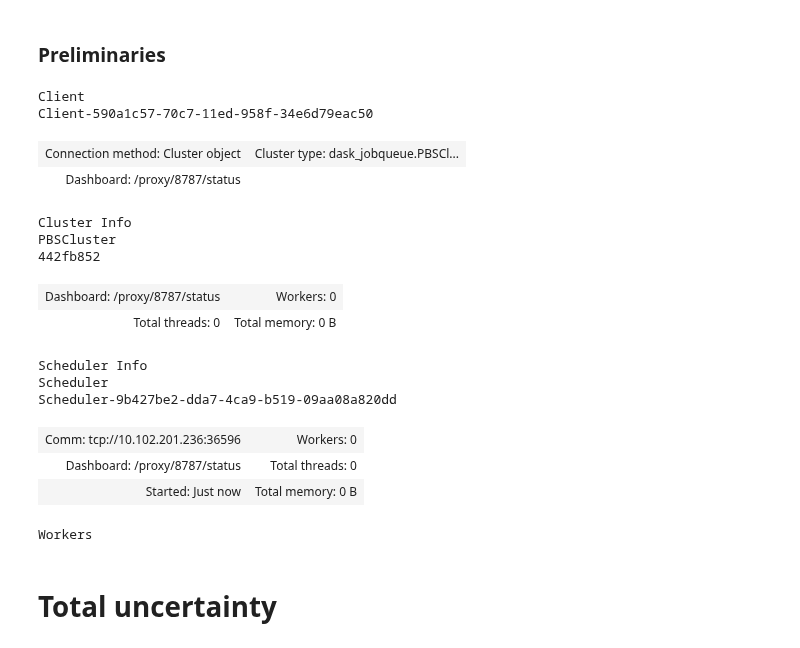
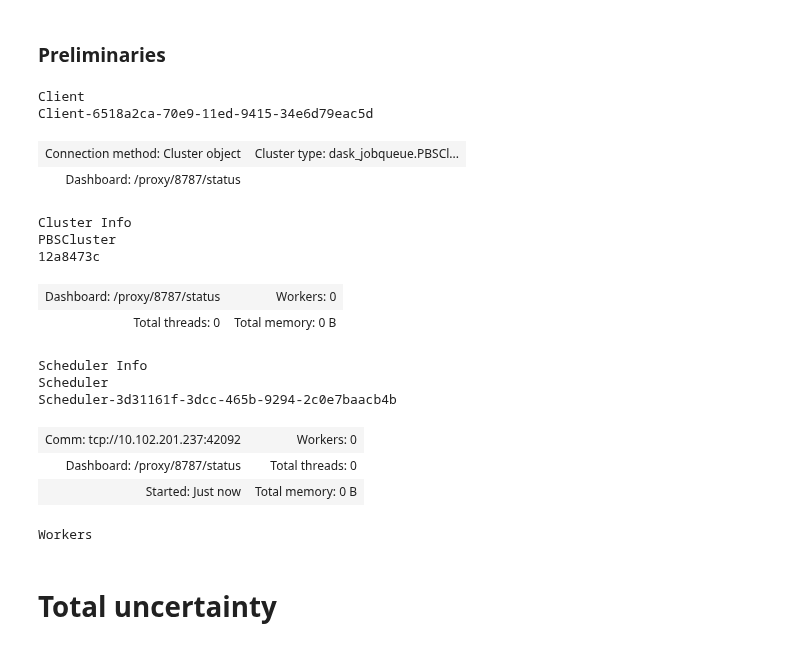
Before and after one commit to david0811/lafferty-sriver_2023_npjCliAtm, a Jupyter notebook: code/05_analysis.ipynb, the cells around one changed output. Cells and saved outputs as stored; diff of their text form; code cells hidden in the pictures.

```diff
--- a/code/05_analysis.ipynb
+++ b/code/05_analysis.ipynb
@@ -39,34 +67,34 @@ land_mask = land_mask.sortby('lon')
 # %%
 ############
 # Dask
 ############
 from dask_jobqueue import PBSCluster
 
 cluster = PBSCluster(cores=1, memory='50GB', resource_spec='pmem=50GB',
                      # account='open',
                      worker_extra_args=['#PBS -l feature=rhel7'],
-                     walltime='00:59:00')
+                     walltime='00:25:00')
 
 cluster.scale(jobs=30)  # ask for jobs
 
 from dask.distributed import Client
 client = Client(cluster)
 
 client
 # %% [output]
 Client
-Client-590a1c57-70c7-11ed-958f-34e6d79eac50
+Client-6518a2ca-70e9-11ed-9415-34e6d79eac5d
 | Connection method: Cluster object | Cluster type: dask_jobqueue.PBSCl... |
 | Dashboard: /proxy/8787/status |  |
 Cluster Info
 PBSCluster
-442fb852
+12a8473c
 | Dashboard: /proxy/8787/status | Workers: 0 |
 | Total threads: 0 | Total memory: 0 B |
 Scheduler Info
 Scheduler
-Scheduler-9b427be2-dda7-4ca9-b519-09aa08a820dd
+Scheduler-3d31161f-3dcc-465b-9294-2c0e7baacb4b
-| Comm: tcp://10.102.201.236:36596 | Workers: 0 |
+| Comm: tcp://10.102.201.237:42092 | Workers: 0 |
 | Dashboard: /proxy/8787/status | Total threads: 0 |
 | Started: Just now | Total memory: 0 B |
 Workers
```
Also changed, not shown: parts of 35 cells of this notebook, 4 other files.
